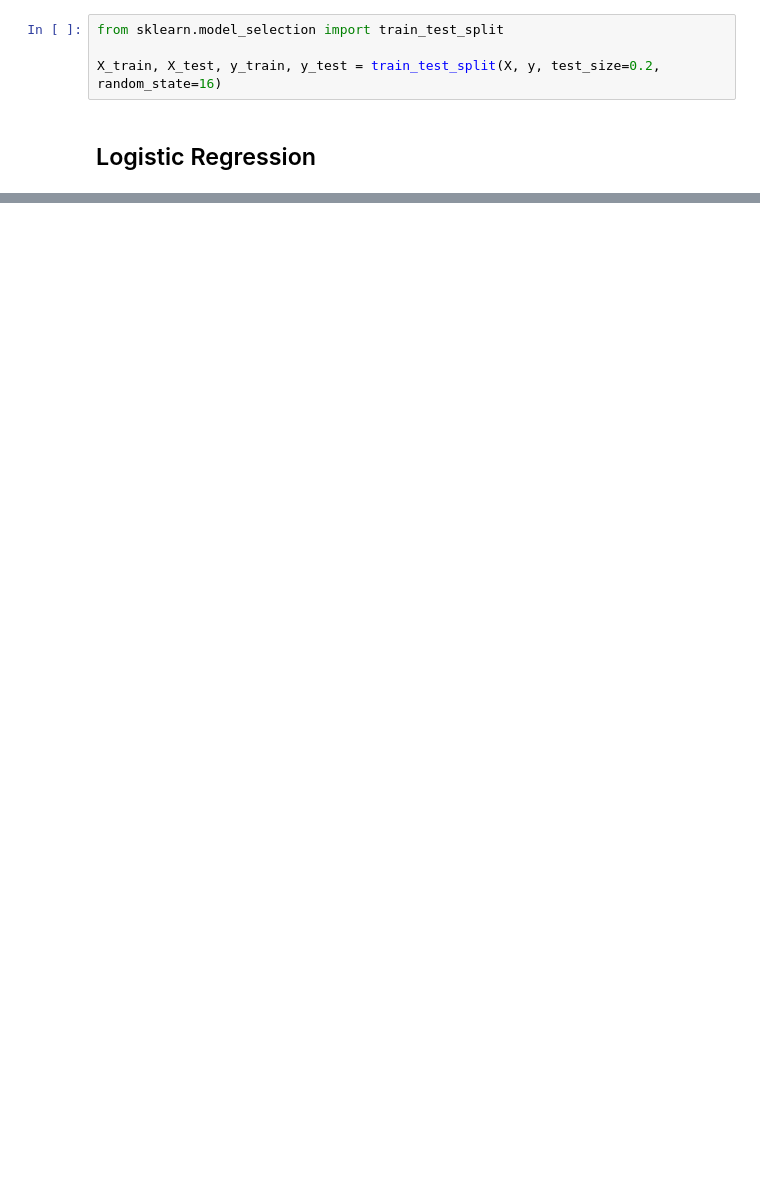
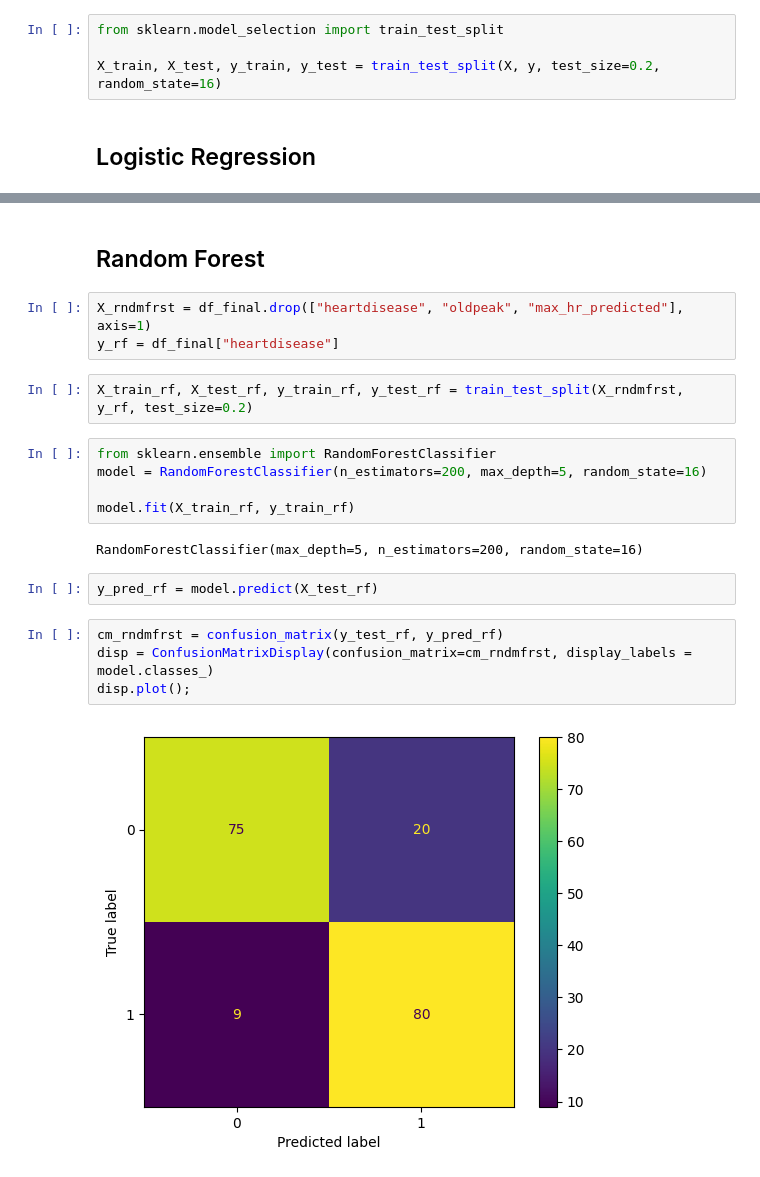
Before and after one commit to Newtan999/NewML, a Jupyter notebook: notebooks/03_heart_disease_classification.ipynb, the cells around one changed output, grey strips where cells are left out. Saved outputs shown, nothing was run; the diff lists cells and outputs as text; blank space fills up the shorter version.

```diff
--- a/notebooks/03_heart_disease_classification.ipynb
+++ b/notebooks/03_heart_disease_classification.ipynb
@@ -51,0 +144,22 @@ Ability not to label as positive a sample that is negative.
+# %% [markdown]
+## Random Forest
+# %%
+X_rndmfrst = df_final.drop(["heartdisease", "oldpeak", "max_hr_predicted"], axis=1)
+y_rf = df_final["heartdisease"]
+# %%
+X_train_rf, X_test_rf, y_train_rf, y_test_rf = train_test_split(X_rndmfrst, y_rf, test_size=0.2)
+# %%
+from sklearn.ensemble import RandomForestClassifier
+model = RandomForestClassifier(n_estimators=200, max_depth=5, random_state=16)
+
+model.fit(X_train_rf, y_train_rf)
+# %% [output]
+RandomForestClassifier(max_depth=5, n_estimators=200, random_state=16)
+# %%
+y_pred_rf = model.predict(X_test_rf)
+# %%
+cm_rndmfrst = confusion_matrix(y_test_rf, y_pred_rf)
+disp = ConfusionMatrixDisplay(confusion_matrix=cm_rndmfrst, display_labels = model.classes_)
+disp.plot();
+# %% [output]
+[figure, added]
```
Also changed, not shown: parts of 29 cells of this notebook.
